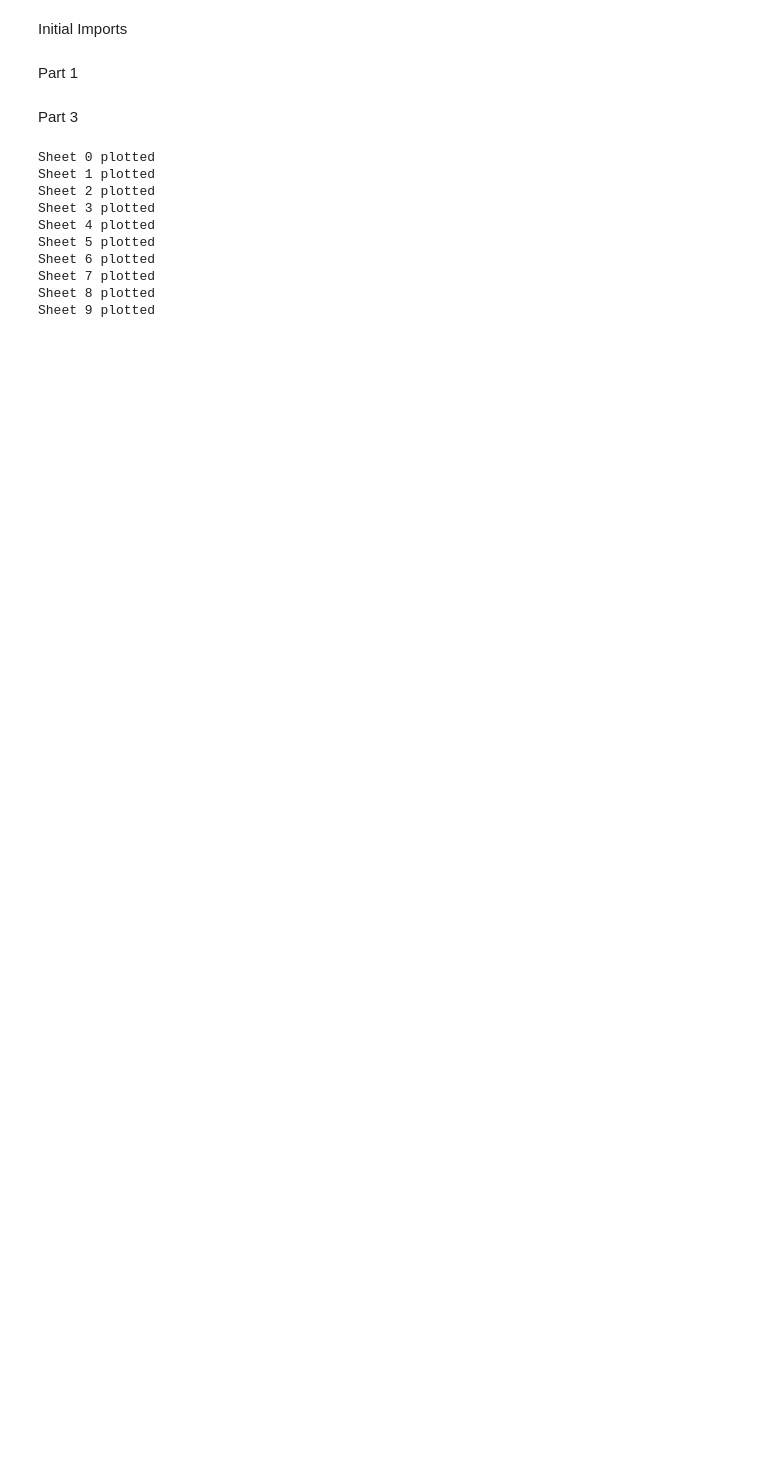
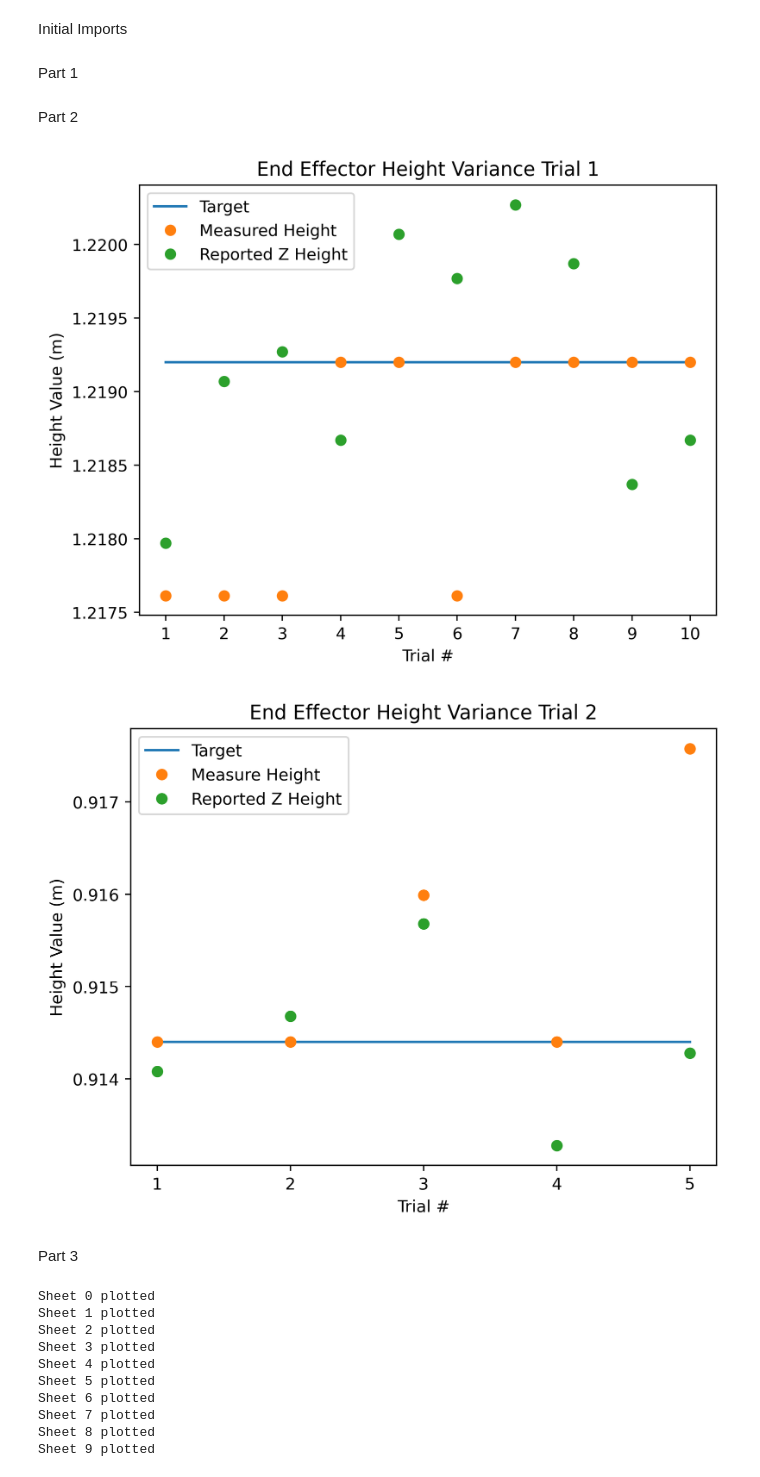
Before and after one commit to ugleeeee/byu_robotics_hw, a Jupyter notebook: lab_1.ipynb, the cells around one changed output. Saved outputs shown, nothing was run; the diff lists cells and outputs as text; code cells hidden in the pictures; blank space fills up the shorter version.

```diff
--- a/lab_1.ipynb
+++ b/lab_1.ipynb
@@ -39,6 +40,43 @@ viz.add_arm(arm, draw_frames=True)
 
 viz.update(qs=[q_set_4])
 viz.hold()
+# %% [markdown]
+Part 2
+# %%
+set_1_goal = np.ones(10) * 1.2192
+set_1_actual = np.array([11.9375/12, 11.9375/12, 11.9375/12, 1, 1, 11.9375/12, 1, 1, 1, 1]) + 3
+set_1_actual = set_1_actual * .3048
+set_1_reported = np.array([.9042, .9053, .9055, .9049, .9063, .9060, .9065, .9061, .9046, .9049])
+set_1_reported = set_1_reported + 1.2192 - np.mean(set_1_reported)
+
+set_2_goal = np.ones(5) * .9144
+set_2_actual = np.array([0, 0, 0.0625/12, 0, .125/12]) + 3
+set_2_actual = set_2_actual * .3048
+set_2_reported = np.array([.6017, .6023, .6033, .6009, .6019])
+set_2_reported = set_2_reported + .9144 - np.mean(set_2_reported)
+
+plt.plot(np.arange(1, 11, 1), set_1_goal, label='Target')
+plt.plot(np.arange(1, 11, 1), set_1_actual, label='Measured Height', marker='o', linestyle=' ')
+plt.plot(np.arange(1, 11, 1), set_1_reported, label='Reported Z Height', marker='o', linestyle=' ')
+plt.legend()
+plt.xlabel('Trial #')
+plt.ylabel('Height Value (m)')
+plt.title('End Effector Height Variance Trial 1')
+plt.locator_params(axis='x', nbins=10)
+plt.show()
+
+plt.plot(np.arange(1, 6, 1), set_2_goal, label='Target')
+plt.plot(np.arange(1, 6, 1), set_2_actual, label='Measure Height', marker='o', linestyle=' ')
+plt.plot(np.arange(1, 6, 1), set_2_reported, label='Reported Z Height', marker='o', linestyle=' ')
+plt.legend()
+plt.xlabel('Trial #')
+plt.ylabel('Height Value (m)')
+plt.title('End Effector Height Variance Trial 2')
+plt.locator_params(axis='x', nbins=5)
+plt.show()
+# %% [output]
+[figure, added]
+[figure, added]
 # %% [markdown]
 Part 3
 # %%
```
Also changed, not shown: parts of 2 cells of this notebook, 11 other files.
